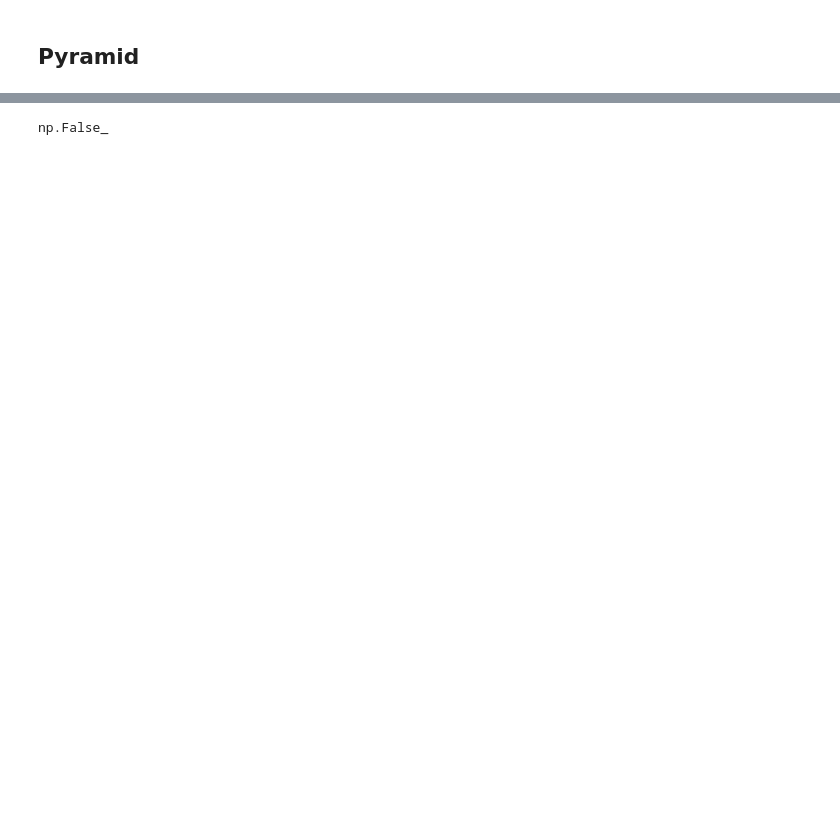
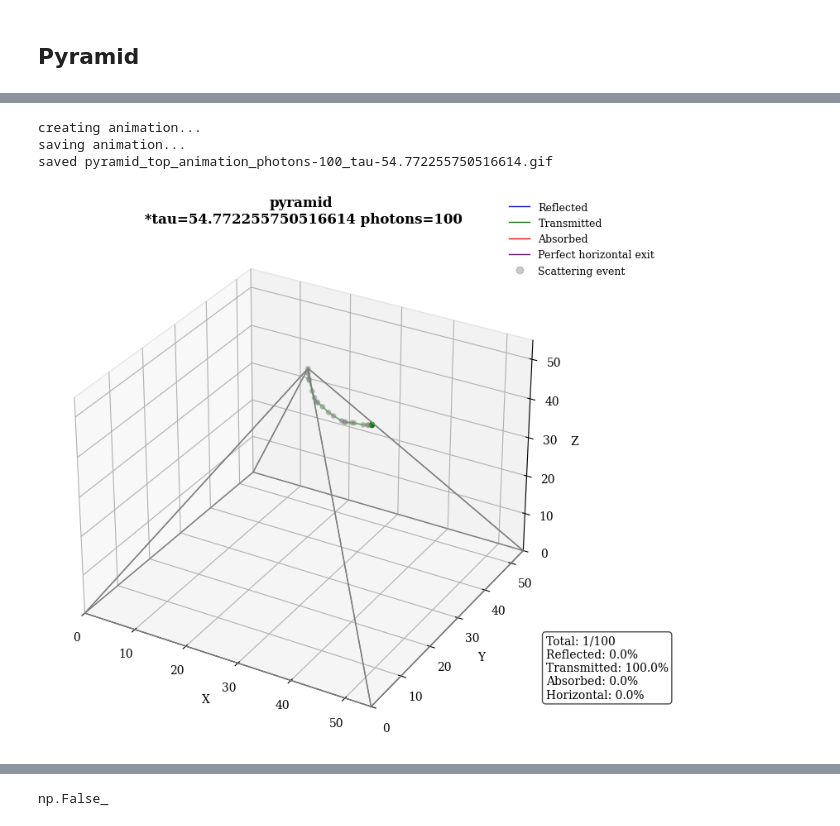
Before and after one commit to Mte2112/ATOC5235, a Jupyter notebook: final_project/final_project_mte.ipynb, the cells around one changed output, grey strips where cells are left out. Saved outputs shown, nothing was run; the diff lists cells and outputs as text; code cells hidden in the pictures; blank space fills up the shorter version.

```diff
--- a/final_project/final_project_mte.ipynb
+++ b/final_project/final_project_mte.ipynb
@@ -363,8 +385,7 @@ class pyramid:
 # %%
 def monte_carlo_3D_sphere():
     '''
-    single photon simulation in cube medium
-    all sides = optical depth
+    single photon simulation in sphere
     '''
     # start at random position on top of shape
     x = radius_sphere #random.uniform(0, optical_depth)
@@ -520,0 +767,18 @@ saved sphere_animation_photons-100_tau-10.gif
+# %%
+# create photon animation
+ani_name = f"animations/pyramid_top_animation_photons-{len(all_photon_paths)}_tau-{optical_depth}.gif"
+fig = plt.figure(figsize=(10, 8))
+ax = fig.add_subplot(111, projection='3d')
+
+print("creating animation...")
+anim = FuncAnimation(fig, lambda i: animate(i, shape='pyramid'), frames=len(all_photon_paths), interval=50, blit=False)
+
+print("saving animation...")
+anim.save(ani_name, writer='pillow', fps=5)
+
+print(f"saved {ani_name}")
+# %% [output]
+creating animation...
+saving animation...
+saved pyramid_top_animation_photons-100_tau-54.772255750516614.gif
+[figure, added]
```
Also changed, not shown: parts of 14 cells of this notebook.
